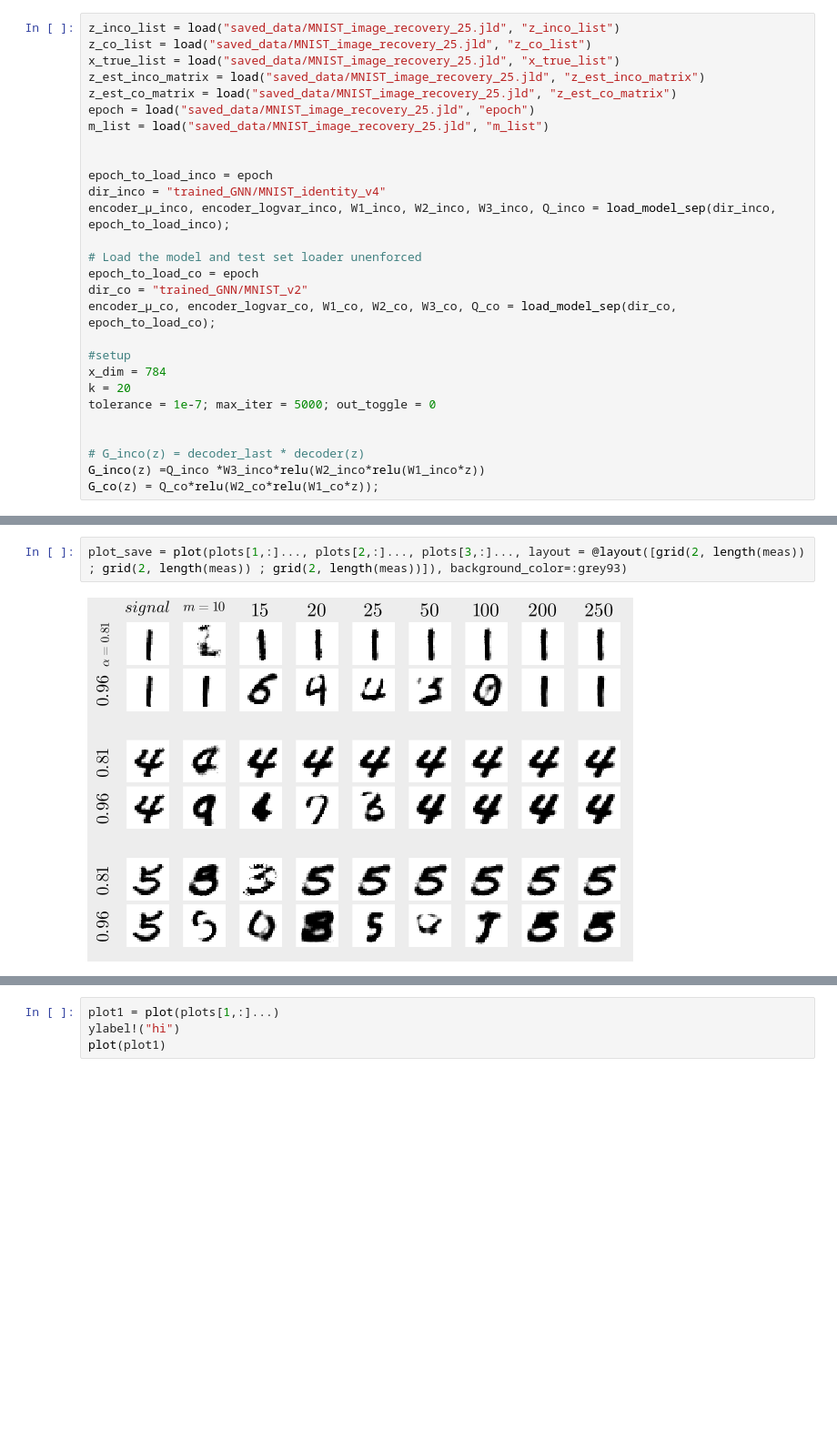
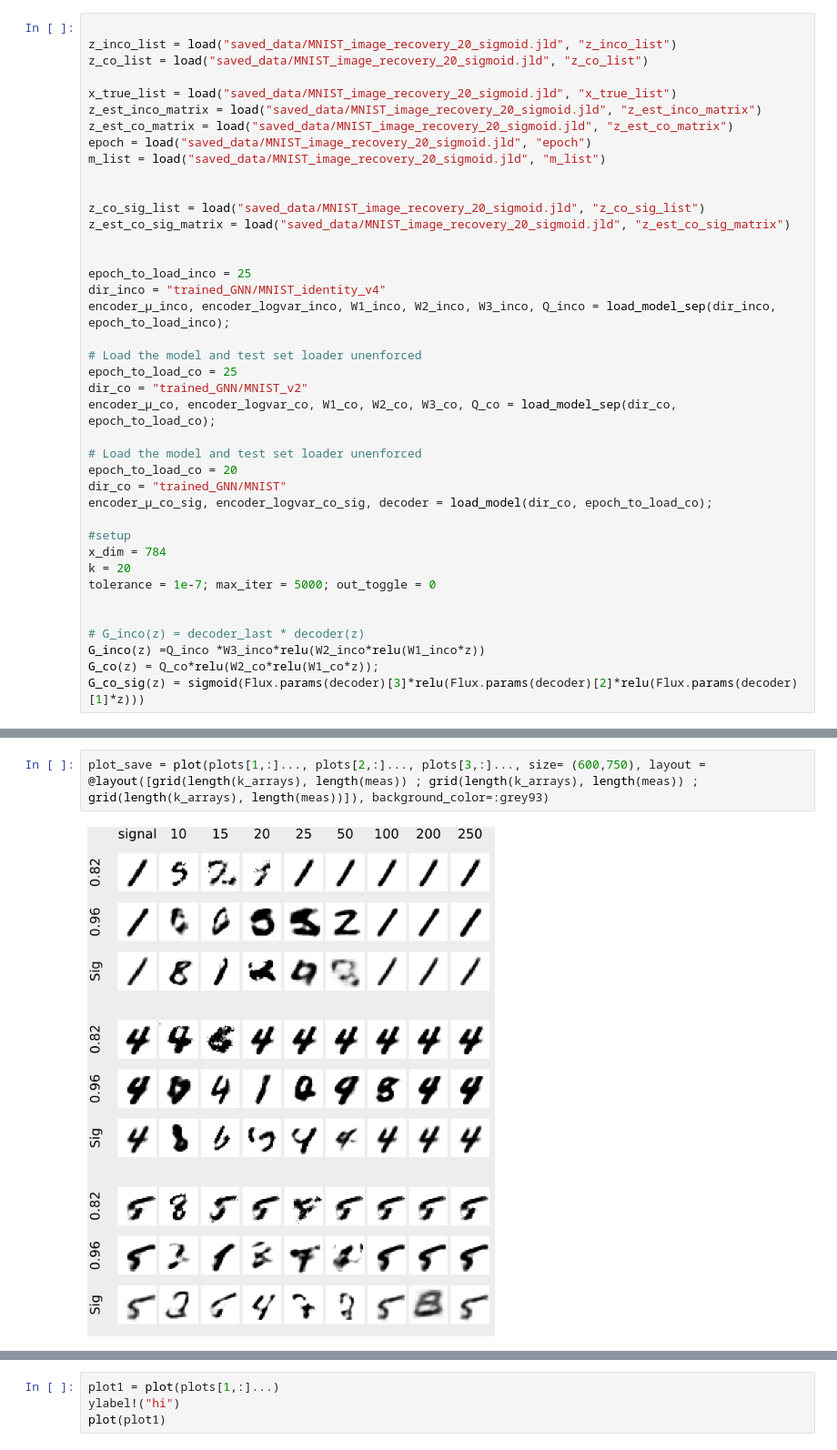
Before and after one commit to babhrujoshi/GNN_Isometries, a Jupyter notebook: MNIST_image_recovery_paper_scott.ipynb, the cells around one changed output, grey strips where cells are left out. Shown at 91% size. Drawn from its saved outputs; the diff is of its cells as text; blank space fills up the shorter version.

```diff
--- a/MNIST_image_recovery_paper_scott.ipynb
+++ b/MNIST_image_recovery_paper_scott.ipynb
@@ -36,23 +42,34 @@ using Colors: color_names
 # %% [output]
 All function imported
 # %%
-z_inco_list = load("saved_data/MNIST_image_recovery_25.jld", "z_inco_list")
-z_co_list = load("saved_data/MNIST_image_recovery_25.jld", "z_co_list")
-x_true_list = load("saved_data/MNIST_image_recovery_25.jld", "x_true_list")
-z_est_inco_matrix = load("saved_data/MNIST_image_recovery_25.jld", "z_est_inco_matrix")
-z_est_co_matrix = load("saved_data/MNIST_image_recovery_25.jld", "z_est_co_matrix")
-epoch = load("saved_data/MNIST_image_recovery_25.jld", "epoch")
-m_list = load("saved_data/MNIST_image_recovery_25.jld", "m_list")
+
+z_inco_list = load("saved_data/MNIST_image_recovery_20_sigmoid.jld", "z_inco_list")
+z_co_list = load("saved_data/MNIST_image_recovery_20_sigmoid.jld", "z_co_list")
+
+x_true_list = load("saved_data/MNIST_image_recovery_20_sigmoid.jld", "x_true_list")
+z_est_inco_matrix = load("saved_data/MNIST_image_recovery_20_sigmoid.jld", "z_est_inco_matrix")
+z_est_co_matrix = load("saved_data/MNIST_image_recovery_20_sigmoid.jld", "z_est_co_matrix")
+epoch = load("saved_data/MNIST_image_recovery_20_sigmoid.jld", "epoch")
+m_list = load("saved_data/MNIST_image_recovery_20_sigmoid.jld", "m_list")
 
 
-epoch_to_load_inco = epoch
+z_co_sig_list = load("saved_data/MNIST_image_recovery_20_sigmoid.jld", "z_co_sig_list")
+z_est_co_sig_matrix = load("saved_data/MNIST_image_recovery_20_sigmoid.jld", "z_est_co_sig_matrix")
+
+
+epoch_to_load_inco = 25
 dir_inco = "trained_GNN/MNIST_identity_v4"
 encoder_μ_inco, encoder_logvar_inco, W1_inco, W2_inco, W3_inco, Q_inco = load_model_sep(dir_inco, epoch_to_load_inco);
 
 # Load the model and test set loader unenforced
-epoch_to_load_co = epoch
+epoch_to_load_co = 25
 dir_co = "trained_GNN/MNIST_v2"
 encoder_μ_co, encoder_logvar_co, W1_co, W2_co, W3_co, Q_co = load_model_sep(dir_co, epoch_to_load_co);
+
+# Load the model and test set loader unenforced
+epoch_to_load_co = 20
+dir_co = "trained_GNN/MNIST"
+encoder_μ_co_sig, encoder_logvar_co_sig, decoder = load_model(dir_co, epoch_to_load_co);
 
 #setup
 x_dim = 784
@@ -63,6 +80,7 @@ tolerance = 1e-7; max_iter = 5000; out_toggle = 0
 # G_inco(z) = decoder_last * decoder(z)
 G_inco(z) =Q_inco *W3_inco*relu(W2_inco*relu(W1_inco*z))
 G_co(z) = Q_co*relu(W2_co*relu(W1_co*z));
+G_co_sig(z) = sigmoid(Flux.params(decoder)[3]*relu(Flux.params(decoder)[2]*relu(Flux.params(decoder)[1]*z)))
 # %% [output]
 Loading model...Done
 Loading model...Done
@@ -228,6 +287,6 @@ plots = reshape(plots, length(nums), length(meas)*2)
  Plot{Plots.GRBackend() n=1}     Plot{Plots.GRBackend() n=1}
  Plot{Plots.GRBackend() n=1}     Plot{Plots.GRBackend() n=1}
 # %%
-plot_save = plot(plots[1,:]..., plots[2,:]..., plots[3,:]..., layout = @layout([grid(2, length(meas)) ; grid(2, length(meas)) ; grid(2, length(meas))]), background_color=:grey93)
+plot_save = plot(plots[1,:]..., plots[2,:]..., plots[3,:]..., size= (600,750), layout = @layout([grid(length(k_arrays), length(meas)) ; grid(length(k_arrays), length(meas)) ; grid(length(k_arrays), length(meas))]), background_color=:grey93)
 # %% [output]
-[figure, old version]
+[figure, new version]
```
Also changed, not shown: parts of 9 cells of this notebook, 1 other file.
